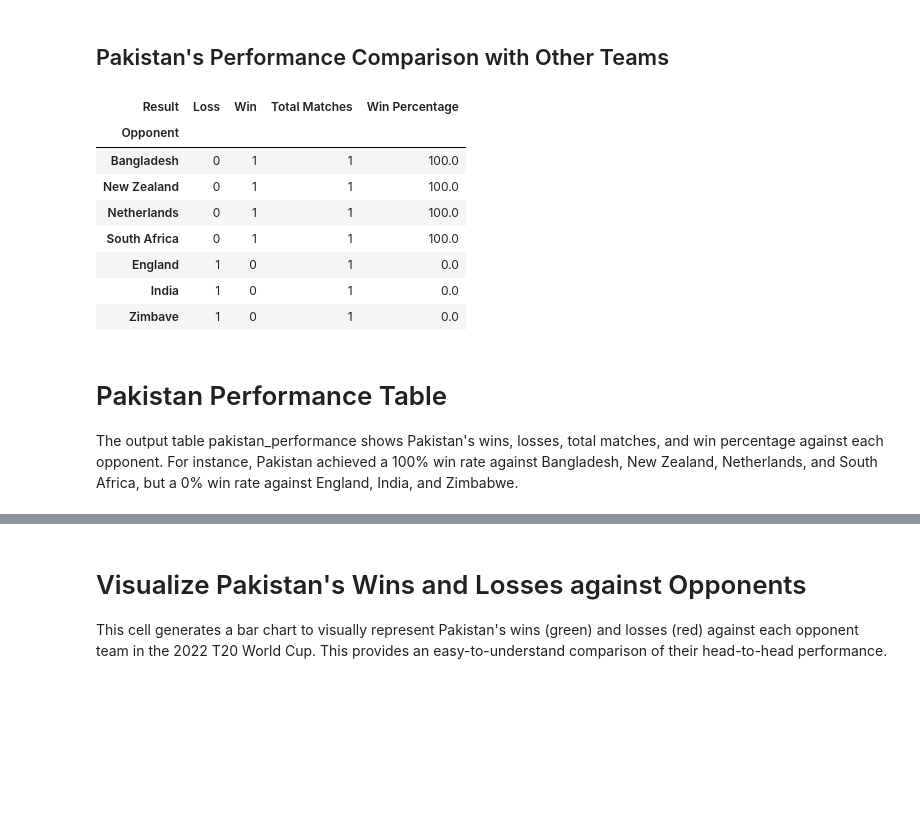
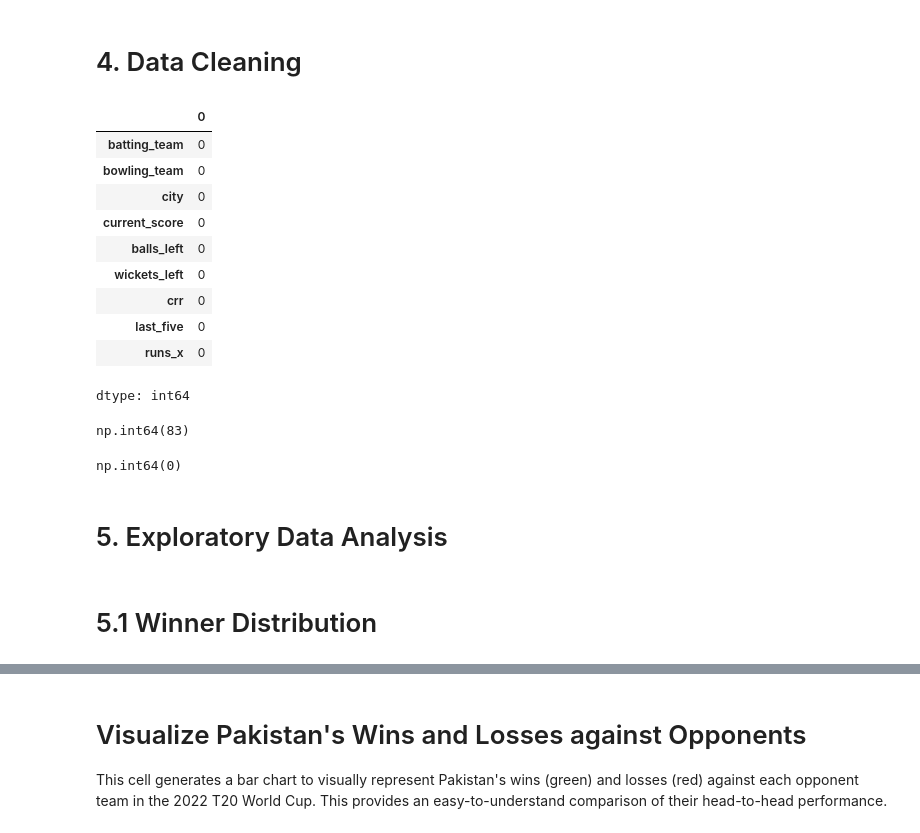
Before and after one commit to usama488/Data-science, a Jupyter notebook: (EDA)_of_the_2022_T20_World_Cup.ipynb, the cells around one changed output, grey strips where cells are left out. Saved outputs shown, nothing was run; the diff lists cells and outputs as text; code cells hidden in the pictures; blank space fills up the shorter version.

```diff
--- a/(EDA)_of_the_2022_T20_World_Cup.ipynb
+++ b/(EDA)_of_the_2022_T20_World_Cup.ipynb
@@ -111,36 +86,20 @@ List of Unique Teams:
-# %% [markdown]
-## Pakistan's Performance Comparison with Other Teams
-# %%
-# Identify opponents and match outcomes for Pakistan
-def get_opponent_and_result(row):
-    if row['Team_1'] == 'Pakistan':
-        return row['Team_2'], 'Win' if row['Winner'] == 'Pakistan' else 'Loss'
-    elif row['Team_2'] == 'Pakistan':
-        return row['Team_1'], 'Win' if row['Winner'] == 'Pakistan' else 'Loss'
-    return None, None
-
-# Fix: Use .loc to ensure we are modifying the DataFrame directly and avoid SettingWithCopyWarning
-pakistan_matches_copy = pakistan_matches.copy()
-pakistan_matches_copy[['Opponent', 'Result']] = pakistan_matches_copy.apply(get_opponent_and_result, axis=1, result_type='expand')
-
-# Count wins and losses against each opponent
-pakistan_performance = pakistan_matches_copy.groupby('Opponent')['Result'].value_counts().unstack(fill_value=0)
-
-# Calculate total matches against each opponent and win percentage
-pakistan_performance['Total Matches'] = pakistan_performance.sum(axis=1)
-pakistan_performance['Win Percentage'] = (pakistan_performance['Win'] / pakistan_performance['Total Matches']) * 100
-
-display(pakistan_performance.sort_values(by='Win Percentage', ascending=False))
-# %% [output]
-| Result | Loss | Win | Total Matches | Win Percentage |
-| Opponent |  |  |  |  |
-| Bangladesh | 0 | 1 | 1 | 100.0 |
-| New Zealand | 0 | 1 | 1 | 100.0 |
-| Netherlands | 0 | 1 | 1 | 100.0 |
-| South Africa | 0 | 1 | 1 | 100.0 |
-| England | 1 | 0 | 1 | 0.0 |
-| India | 1 | 0 | 1 | 0.0 |
-| Zimbave | 1 | 0 | 1 | 0.0 |
-# %% [markdown]
-# Pakistan Performance Table
-The output table pakistan_performance shows Pakistan's wins, losses, total matches, and win percentage against each opponent. For instance, Pakistan achieved a 100% win rate against Bangladesh, New Zealand, Netherlands, and South Africa, but a 0% win rate against England, India, and Zimbabwe.
+# %% [markdown]
+# 4. Data Cleaning
+# %%
+df.isnull().sum()
+# %% [output]
+|  | 0 |
+| batting_team | 0 |
+| bowling_team | 0 |
+| city | 0 |
+| current_score | 0 |
+| balls_left | 0 |
+| wickets_left | 0 |
+| crr | 0 |
+| last_five | 0 |
+| runs_x | 0 |
+dtype: int64
+# %%
+df.duplicated().sum()
+# %% [output]
+np.int64(83)
@@ -146,0 +108,8 @@ The output table pakistan_performance shows Pakistan's wins, losses, total match
+# %%
+df.duplicated().sum()
+# %% [output]
+np.int64(0)
+# %% [markdown]
+# 5. Exploratory Data Analysis
+# %% [markdown]
+# 5.1 Winner Distribution
```
Also changed, not shown: parts of 105 cells of this notebook.
